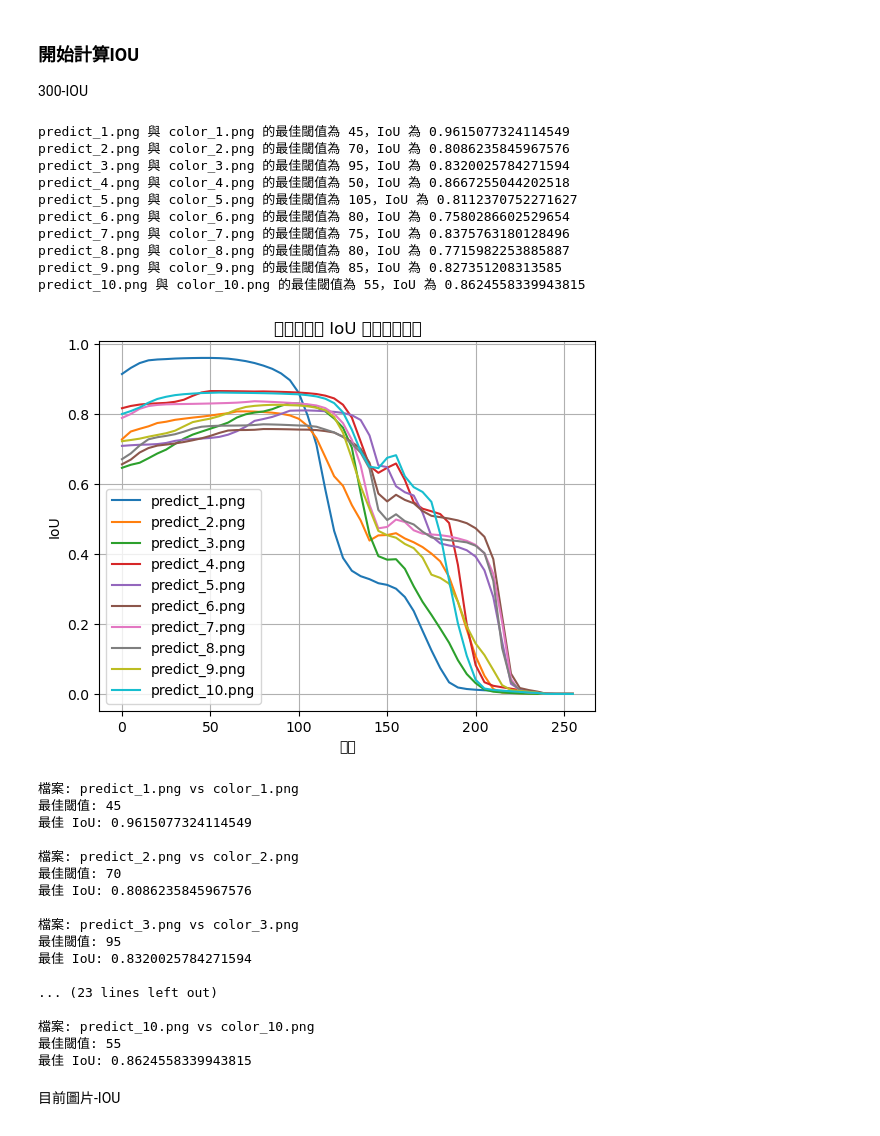
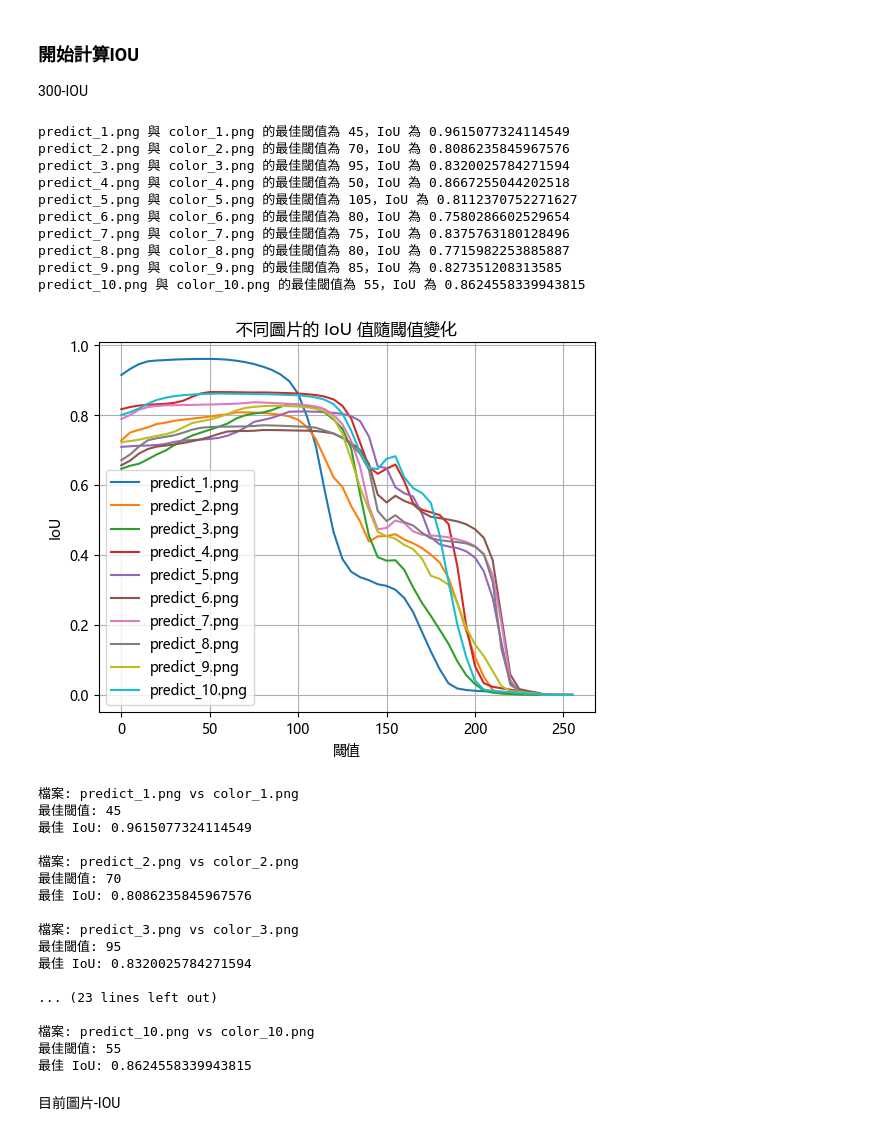
Before and after one commit to LianChia/task, a Jupyter notebook: v4.40/task1and2/Task1_and_Task2.ipynb, the cells around one changed output. Drawn from its saved outputs; the diff is of its cells as text; code cells hidden in the pictures.

```diff
--- a/v4.40/task1and2/Task1_and_Task2.ipynb
+++ b/v4.40/task1and2/Task1_and_Task2.ipynb
@@ -1295,39 +1295,41 @@ def process_folder_for_best_thresholds(predict_folder, groundtruth_folder):
         plt.plot(thresholds, ious_values, label=f"{predict_file}")
 
     # 顯示所有檔案的 IoU-閾值圖
+    plt.rcParams['font.sans-serif'] = ['Microsoft YaHei'] #設定中文字體
+
     plt.xlabel('閾值')
     plt.ylabel('IoU')
     plt.title('不同圖片的 IoU 值隨閾值變化')
     plt.legend(loc="best")
     plt.grid(True)
     plt.show()
 
     return best_thresholds
 
 # 預測集和真實集的資料夾路徑
 predict_folder = r"C:\Users\SSTek\Desktop\LianChia\task\v4.40\task1and2\imgv0.2\300_color\300_predict"
 groundtruth_folder = r"C:\Users\SSTek\Desktop\LianChia\task\v4.40\task1and2\imgv0.2\300_color"
 
 # 計算每張圖片的最佳閾值和 IoU
 best_thresholds = process_folder_for_best_thresholds(predict_folder, groundtruth_folder)
 
 # 輸出每對檔案的最佳閾值和 IoU
 for predict_file, groundtruth_file, best_threshold, best_iou in best_thresholds:
     print(f"檔案: {predict_file} vs {groundtruth_file}")
     print(f"最佳閾值: {best_threshold}")
     print(f"最佳 IoU: {best_iou}\n")
 # %% [output]
 predict_1.png 與 color_1.png 的最佳閾值為 45，IoU 為 0.9615077324114549
 predict_2.png 與 color_2.png 的最佳閾值為 70，IoU 為 0.8086235845967576
 predict_3.png 與 color_3.png 的最佳閾值為 95，IoU 為 0.8320025784271594
 predict_4.png 與 color_4.png 的最佳閾值為 50，IoU 為 0.8667255044202518
 predict_5.png 與 color_5.png 的最佳閾值為 105，IoU 為 0.8112370752271627
 predict_6.png 與 color_6.png 的最佳閾值為 80，IoU 為 0.7580286602529654
 predict_7.png 與 color_7.png 的最佳閾值為 75，IoU 為 0.8375763180128496
 predict_8.png 與 color_8.png 的最佳閾值為 80，IoU 為 0.7715982253885887
 predict_9.png 與 color_9.png 的最佳閾值為 85，IoU 為 0.827351208313585
 predict_10.png 與 color_10.png 的最佳閾值為 55，IoU 為 0.8624558339943815
-[figure, old version]
+[figure, new version]
 檔案: predict_1.png vs color_1.png
 最佳閾值: 45
 最佳 IoU: 0.9615077324114549
```
